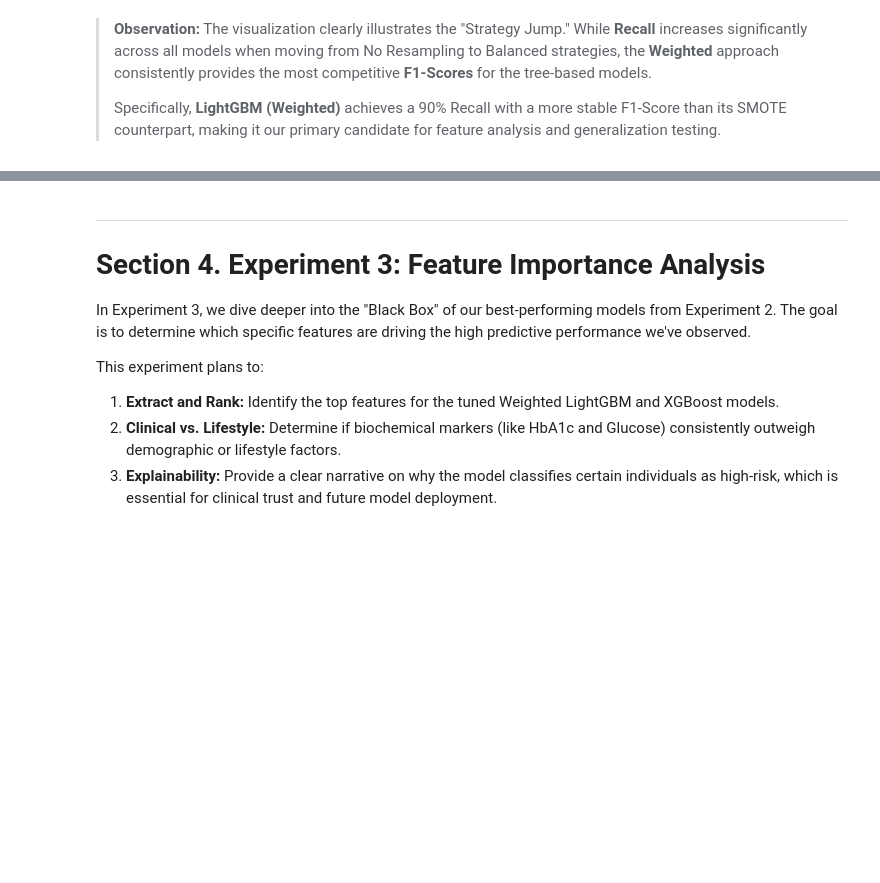
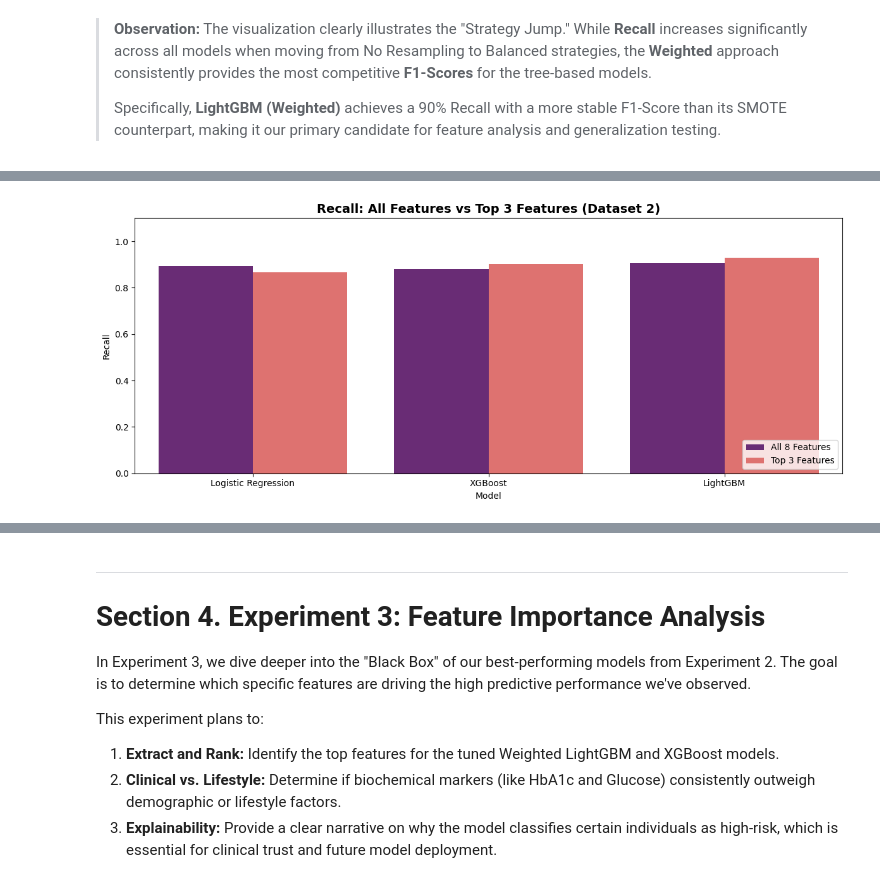
Before and after one commit to COMP3608-Intelligent-Systems-Project/Predicting-Type-2-Diabetes, a Jupyter notebook: notebooks/experiments/dataset_2_diabetes_prediction_experiments.ipynb, the cells around one changed output, grey strips where cells are left out. Cells and saved outputs as stored; diff of their text form; code cells hidden in the pictures; blank space fills up the shorter version.

```diff
--- a/notebooks/experiments/dataset_2_diabetes_prediction_experiments.ipynb
+++ b/notebooks/experiments/dataset_2_diabetes_prediction_experiments.ipynb
@@ -484,0 +565,11 @@ plt.show()
+# %%
+plt.figure(figsize=(12, 5))
+sns.barplot(data=df_topk, x='Model', y='Recall', hue='Feature Set', palette='magma')
+plt.title('Recall: All Features vs Top 3 Features (Dataset 2)', fontsize=14, fontweight='bold')
+plt.ylabel('Recall')
+plt.ylim(0, 1.1)
+plt.legend(loc='lower right')
+plt.tight_layout()
+plt.show()
+# %% [output]
+[figure, added]
```
Also changed, not shown: parts of 46 cells of this notebook.
